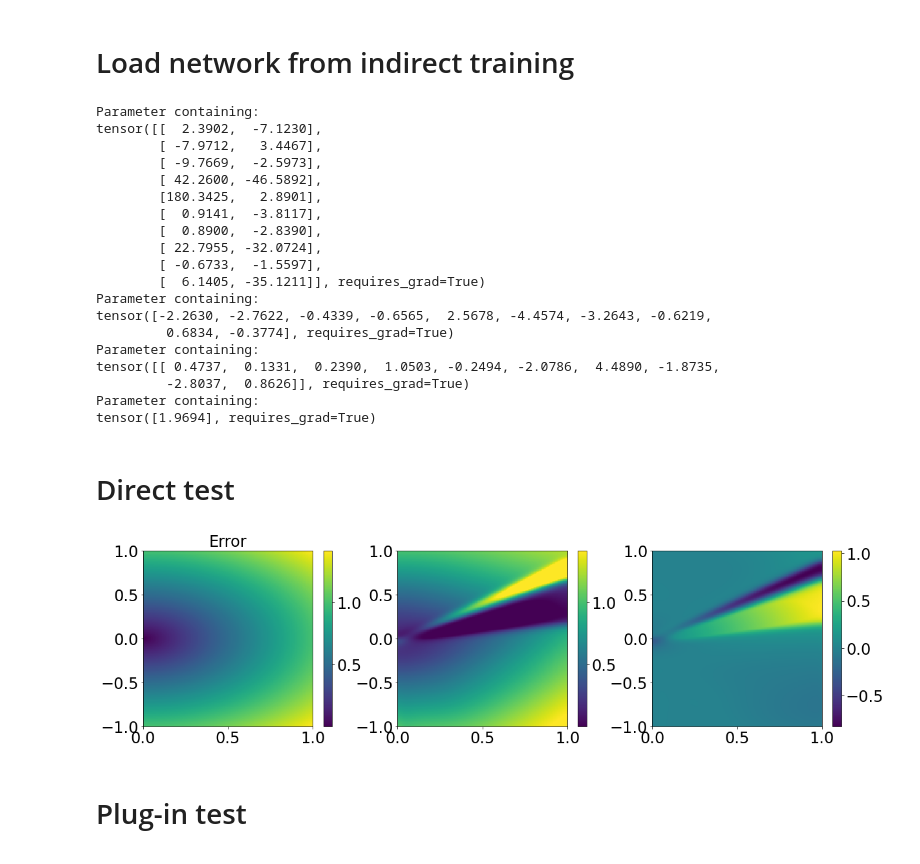
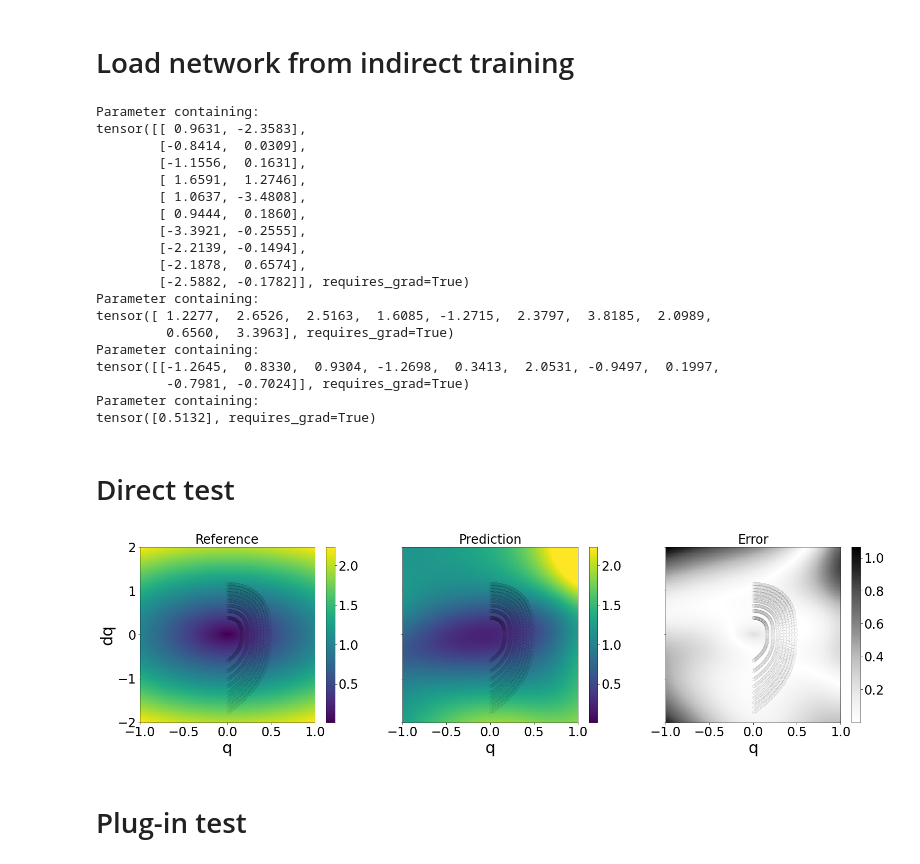
Before and after one commit to Zhengyu-Huang/Point-Jet, a Jupyter notebook: Poisson_model/Test_NN.ipynb, the cells around one changed output. Cells and saved outputs as stored; diff of their text form; code cells hidden in the pictures.

Commit message:
update Poisson test

```diff
--- a/Poisson_model/Test_NN.ipynb
+++ b/Poisson_model/Test_NN.ipynb
@@ -30,0 +33,14 @@ from Numerics import interpolate_f2c, gradient_first_f2c
+# %%
+n_data = q_c.shape[0]
+plt.figure(figsize=(8,8))
+for i in range(n_data):
+    plt.plot(q_c[i, :], dq_c[i, :],  "--o", color = "black", fillstyle="none")
+
+plt.grid("on")
+plt.xlabel("q")
+plt.ylabel("dq")
+plt.title("Training Data")
+
+
+plt.subplots_adjust(bottom=0.15,top=0.92,left=0.18,right=0.97)
+plt.savefig("Poisson-Training-Data.pdf")
@@ -31,14 +49,14 @@ from Numerics import interpolate_f2c, gradient_first_f2c
 # %% [markdown]
 # Load network from indirect training
 # %%
-TRAINING_TYPE = "direct" # indirect   indirect_res
+TRAINING_TYPE = "indirect" # indirect   indirect_res
 
 if TRAINING_TYPE == "direct":
     trained_net = torch.load("direct.nn")
 else:
-    (save_folder, uki_iter) = ("indirect_NN" , 1) if TRAINING_TYPE=="direct" else ("indirect_NN_res" , 1)
+    (save_folder, uki_iter) = ("indirect_NN" , 7) if TRAINING_TYPE=="indirect" else ("indirect_NN_res" , 1)
 
-    uki_obj = pickle.load( open( save_folder + "/ukiobj-" + str(N_iter-1) + ".dat", "rb" ) )
+    uki_obj = pickle.load( open( save_folder + "/ukiobj-" + str(uki_iter) + ".dat", "rb" ) )
     trained_net = NeuralNet.create_net(ind, outd, layers, width, activation, initializer, outputlayer, uki_obj.theta_mean[-1])
 
 
@@ -50,63 +68,74 @@ print(trained_net.modus['LinMout'].weight)
 print(trained_net.modus['LinMout'].bias)
 # %% [output]
 Parameter containing:
-tensor([[  2.3902,  -7.1230],
-        [ -7.9712,   3.4467],
-        [ -9.7669,  -2.5973],
-        [ 42.2600, -46.5892],
-        [180.3425,   2.8901],
-        [  0.9141,  -3.8117],
-        [  0.8900,  -2.8390],
-        [ 22.7955, -32.0724],
-        [ -0.6733,  -1.5597],
-        [  6.1405, -35.1211]], requires_grad=True)
+tensor([[ 0.9631, -2.3583],
+        [-0.8414,  0.0309],
+        [-1.1556,  0.1631],
+        [ 1.6591,  1.2746],
+        [ 1.0637, -3.4808],
+        [ 0.9444,  0.1860],
+        [-3.3921, -0.2555],
+        [-2.2139, -0.1494],
+        [-2.1878,  0.6574],
+        [-2.5882, -0.1782]], requires_grad=True)
 Parameter containing:
-tensor([-2.2630, -2.7622, -0.4339, -0.6565,  2.5678, -4.4574, -3.2643, -0.6219,
-         0.6834, -0.3774], requires_grad=True)
+tensor([ 1.2277,  2.6526,  2.5163,  1.6085, -1.2715,  2.3797,  3.8185,  2.0989,
+         0.6560,  3.3963], requires_grad=True)
 Parameter containing:
-tensor([[ 0.4737,  0.1331,  0.2390,  1.0503, -0.2494, -2.0786,  4.4890, -1.8735,
-         -2.8037,  0.8626]], requires_grad=True)
+tensor([[-1.2645,  0.8330,  0.9304, -1.2698,  0.3413,  2.0531, -0.9497,  0.1997,
+         -0.7981, -0.7024]], requires_grad=True)
 Parameter containing:
-tensor([1.9694], requires_grad=True)
+tensor([0.5132], requires_grad=True)
 # %% [markdown]
 # Direct test
 # %%
 N_test_1d = 200
-L_test_1d = 1.0
+Lx_test_1d = 1.0
+Ly_test_1d = 2.0
 N_test = N_test_1d**2
 
-x1_test_1d = np.linspace(0, L_test_1d, N_test_1d)
-x2_test_1d = np.linspace(-L_test_1d, L_test_1d, N_test_1d)
+x1_test_1d = np.linspace(-Lx_test_1d, Lx_test_1d, N_test_1d)
+x2_test_1d = np.linspace(-Ly_test_1d, Ly_test_1d, N_test_1d)
 X_test_2d, Y_test_2d = np.meshgrid(x1_test_1d, x2_test_1d)
 
 x_test = np.vstack((X_test_2d.reshape(-1), Y_test_2d.reshape(-1))).T
 y_test = permeability_ref(x_test).reshape((N_test, 1))
 
 
 y_pred = NeuralNet.net_eval(net=trained_net, x=x_test, mu_scale=mu_scale, non_negative=non_negative, filter_on=filter_on, filter_sigma=filter_sigma, n_data=N_test_1d)
 
 y_test_2d = y_test.reshape((N_test_1d,N_test_1d))
 y_pred_2d = y_pred.reshape((N_test_1d,N_test_1d))
 
 
-fig, ax = plt.subplots(ncols=3, nrows=1, figsize=((20,5)))
+fig, ax = plt.subplots(ncols=3, sharey=True, nrows=1, figsize=((22,6)))
+
+for j in range(3):
+    for i in range(n_data):
+        ax[j].plot(q_c[i, :], dq_c[i, :],  "o", color = "black", fillstyle="none", alpha=0.1)
+        ax[j].set_xlabel("q")
+        if j == 0:
+            ax[j].set_ylabel("dq")
 
 
 vmin, vmax = y_test_2d.min(), y_test_2d.max()
 im0=ax[0].pcolormesh(X_test_2d, Y_test_2d, y_test_2d, vmin=vmin, vmax=vmax)
 fig.colorbar(im0, ax=ax[0])
 ax[0].set_title("Reference")
 
 im1=ax[1].pcolormesh(X_test_2d, Y_test_2d, y_pred_2d, vmin=vmin, vmax=vmax)
 fig.colorbar(im1, ax=ax[1])
-ax[0].set_title("Prediction")
+ax[1].set_title("Prediction")
 
-im2=ax[2].pcolormesh(X_test_2d, Y_test_2d, y_test_2d - y_pred_2d)
+im2=ax[2].pcolormesh(X_test_2d, Y_test_2d, np.abs(y_test_2d - y_pred_2d), cmap = "Greys")
 fig.colorbar(im2, ax=ax[2])
-ax[0].set_title("Error")
+ax[2].set_title("Error")
 
-fig.savefig("Poisson-Training-" + TRAINING_TYPE + "Direct-Test.png")
+
+
+fig.subplots_adjust(bottom=0.15,top=0.92,left=0.08,right=0.97)
+fig.savefig("Poisson-Training-" + TRAINING_TYPE + "-Direct-Test.pdf")
 # %% [output]
-[figure, old version]
+[figure, new version]
 # %% [markdown]
 # Plug-in test
```
Also changed, not shown: parts of 4 cells of this notebook, 4 other files.
